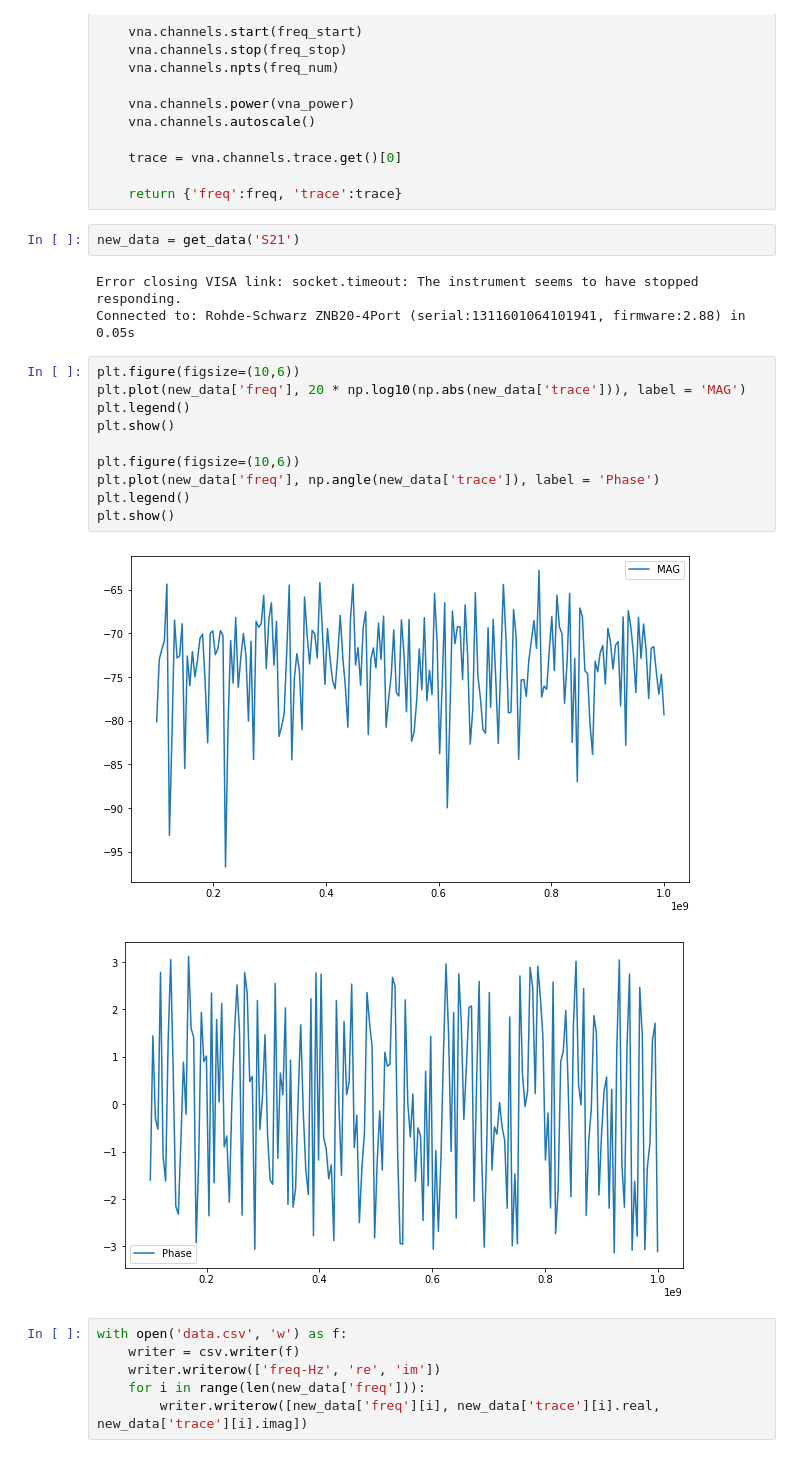
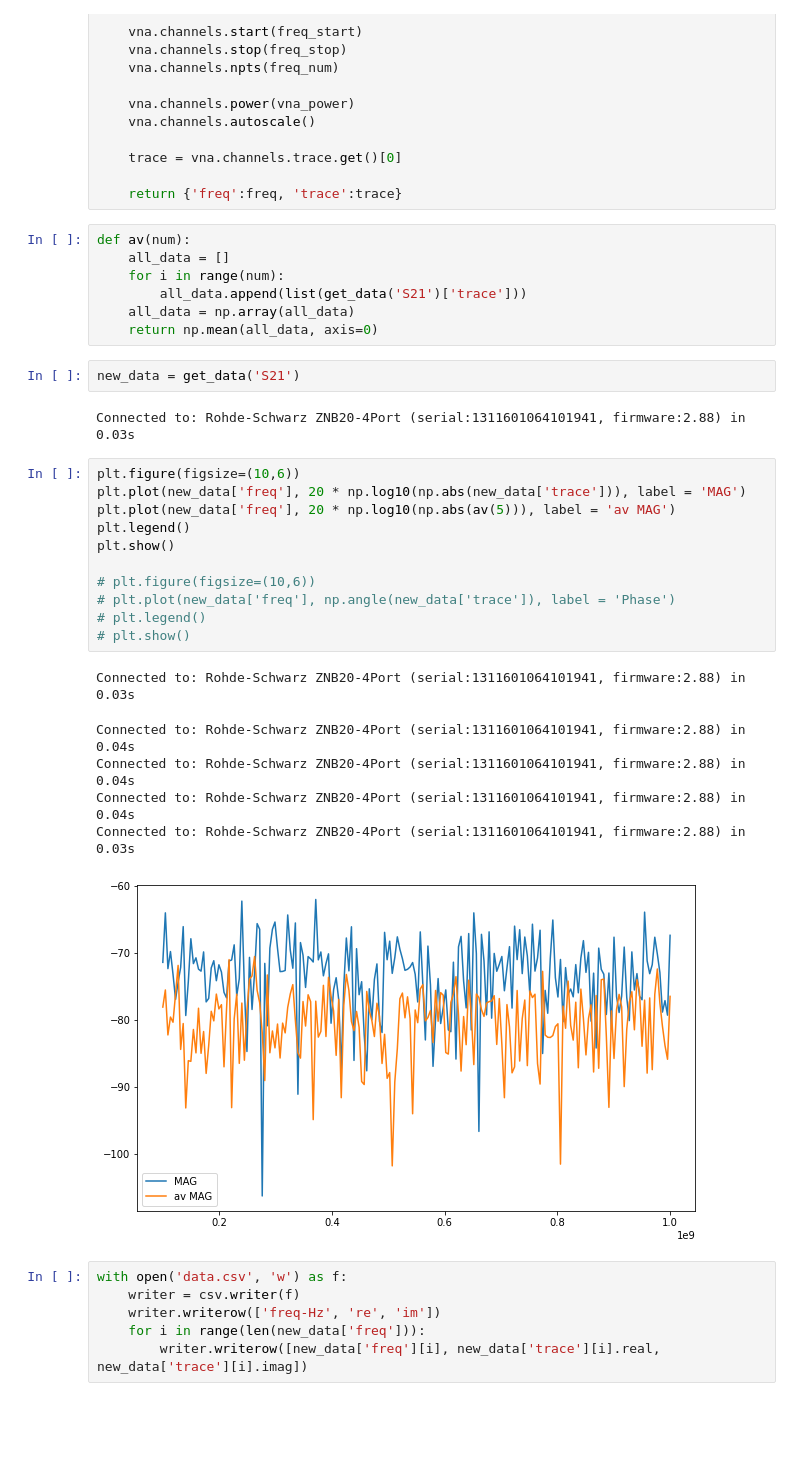
Before and after one commit to yarvod/sis-calibration, a Jupyter notebook: vna_cals/VNA.ipynb, the cells around one changed output. Saved outputs shown, nothing was run; the diff lists cells and outputs as text; blank space fills up the shorter version.

```diff
--- a/vna_cals/VNA.ipynb
+++ b/vna_cals/VNA.ipynb
@@ -39,23 +39,34 @@ def get_data(param, freq_start = 100e6, freq_stop = 1e9, freq_num = 200, vna_pow
 
     return {'freq':freq, 'trace':trace}
 # %%
-new_data = get_data('S21')
+def av(num):
+    all_data = []
+    for i in range(num):
+        all_data.append(list(get_data('S21')['trace']))
+    all_data = np.array(all_data)
+    return np.mean(all_data, axis=0)
-# %% [output]
-Error closing VISA link: socket.timeout: The instrument seems to have stopped responding.
-Connected to: Rohde-Schwarz ZNB20-4Port (serial:1311601064101941, firmware:2.88) in 0.05s
+# %%
+new_data = get_data('S21')
+# %% [output]
+Connected to: Rohde-Schwarz ZNB20-4Port (serial:1311601064101941, firmware:2.88) in 0.03s
 # %%
 plt.figure(figsize=(10,6))
 plt.plot(new_data['freq'], 20 * np.log10(np.abs(new_data['trace'])), label = 'MAG')
+plt.plot(new_data['freq'], 20 * np.log10(np.abs(av(5))), label = 'av MAG')
 plt.legend()
 plt.show()
 
-plt.figure(figsize=(10,6))
-plt.plot(new_data['freq'], np.angle(new_data['trace']), label = 'Phase')
-plt.legend()
-plt.show()
+# plt.figure(figsize=(10,6))
+# plt.plot(new_data['freq'], np.angle(new_data['trace']), label = 'Phase')
+# plt.legend()
+# plt.show()
 # %% [output]
+Connected to: Rohde-Schwarz ZNB20-4Port (serial:1311601064101941, firmware:2.88) in 0.03s
+Connected to: Rohde-Schwarz ZNB20-4Port (serial:1311601064101941, firmware:2.88) in 0.04s
+Connected to: Rohde-Schwarz ZNB20-4Port (serial:1311601064101941, firmware:2.88) in 0.04s
+Connected to: Rohde-Schwarz ZNB20-4Port (serial:1311601064101941, firmware:2.88) in 0.04s
+Connected to: Rohde-Schwarz ZNB20-4Port (serial:1311601064101941, firmware:2.88) in 0.03s
-[figure, old version]
+[figure, new version]
-[figure, removed]
 # %%
 with open('data.csv', 'w') as f:
     writer = csv.writer(f)
```
Also changed, not shown: 2 other files.
